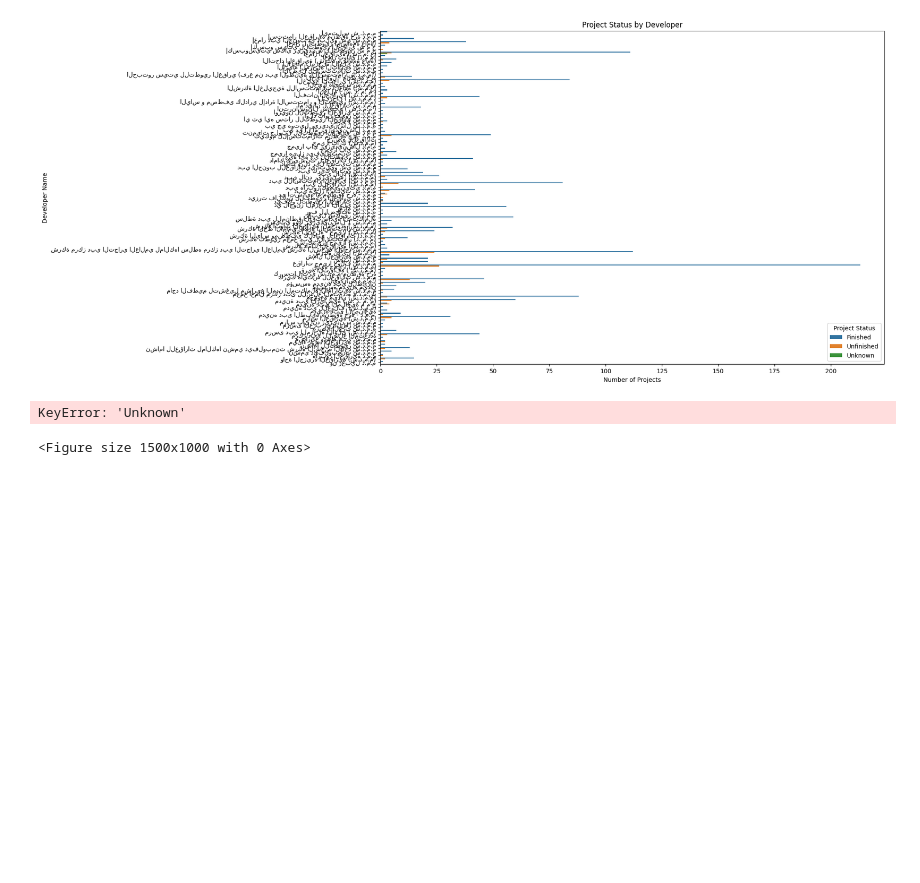
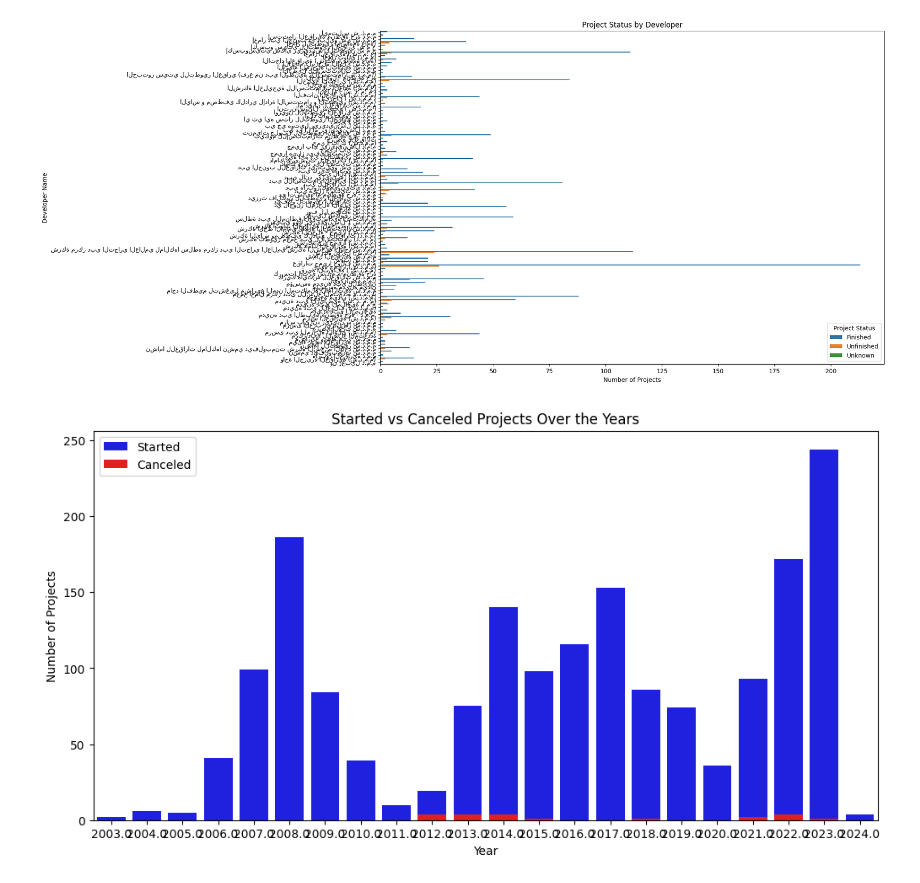
Before and after one commit to Alexey3250/Dubai_real_estate, a Jupyter notebook: projects.ipynb, the cells around one changed output. Drawn from its saved outputs; the diff is of its cells as text; code cells hidden in the pictures; blank space fills up the shorter version.

```diff
--- a/projects.ipynb
+++ b/projects.ipynb
@@ -157,30 +157,40 @@ plt.legend(title='Project Status')
 plt.show()
 # %% [output]
 [figure]
-# %%
-from googletrans import Translator
-import pandas as pd
-import matplotlib.pyplot as plt
-import seaborn as sns
-
-
-
-# Group the data
-status_by_developer = df.groupby(['developer_name', 'project_status']).size().reset_index(name='count')
-
-# Sort by developer name
-status_by_developer.sort_values('developer_name', inplace=True)
-
-# Create the plot
-plt.figure(figsize=(15, 10))
-palette = {'Finished': 'g', 'Unfinished': 'b', 'Cancelled': 'r'}
-sns.barplot(x='count', y='developer_name', hue='project_status', data=status_by_developer,
-            orient='h', palette=palette)
-plt.title('Project Status by Developer')
-plt.xlabel('Number of Projects')
-plt.ylabel('Developer Name (Translated)')
-plt.legend(title='Project Status')
-plt.show()
-# %% [output]
-KeyError: 'Unknown'
-<Figure size 1500x1000 with 0 Axes>
+# %%
+import pandas as pd
+import matplotlib.pyplot as plt
+import seaborn as sns
+
+# Sample DataFrame with 'start_date' and 'cancellation_date' columns
+# df = pd.read_csv('your_file.csv')
+
+# Extract the year from 'start_date' and 'cancellation_date'
+df['start_year'] = pd.to_datetime(df['project_start_date']).dt.year
+df['cancel_year'] = pd.to_datetime(df['cancellation_date']).dt.year
+
+# Create DataFrames for started and canceled projects
+started_projects = df['start_year'].value_counts().reset_index()
+canceled_projects = df['cancel_year'].value_counts().reset_index()
+
+# Rename columns for clarity
+started_projects.columns = ['year', 'started_count']
+canceled_projects.columns = ['year', 'canceled_count']
+
+# Merge the counts into one DataFrame
+project_counts = pd.merge(started_projects, canceled_projects, on='year', how='outer')
+
+# Fill missing values with 0
+project_counts.fillna(0, inplace=True)
+
+# Plot the data
+plt.figure(figsize=(12, 6))
+sns.barplot(data=project_counts, x='year', y='started_count', color='blue', label='Started')
+sns.barplot(data=project_counts, x='year', y='canceled_count', color='red', label='Canceled')
+plt.title('Started vs Canceled Projects Over the Years')
+plt.xlabel('Year')
+plt.ylabel('Number of Projects')
+plt.legend()
+plt.show()
+# %% [output]
+[figure, added]
```
Also changed, not shown: 5 other files.
